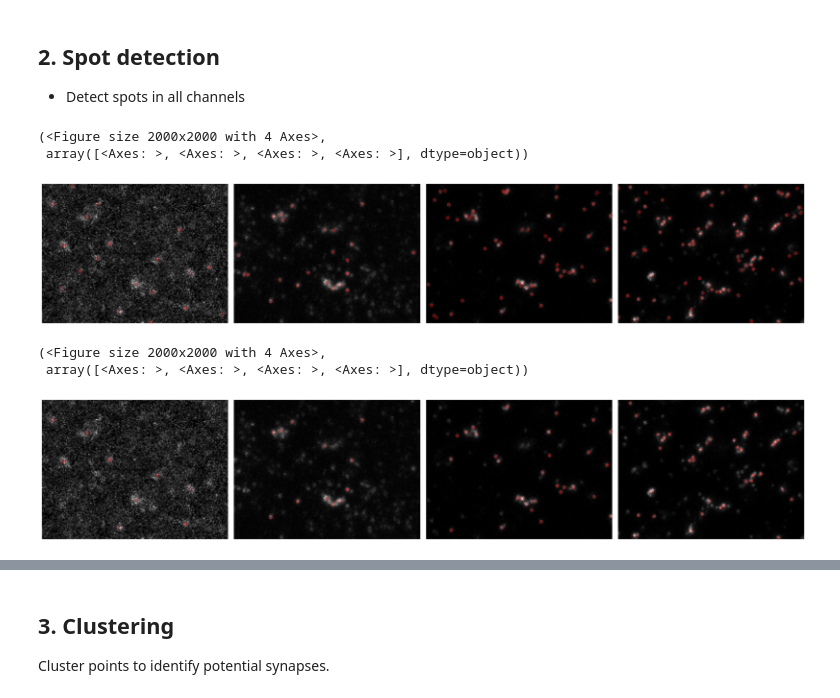
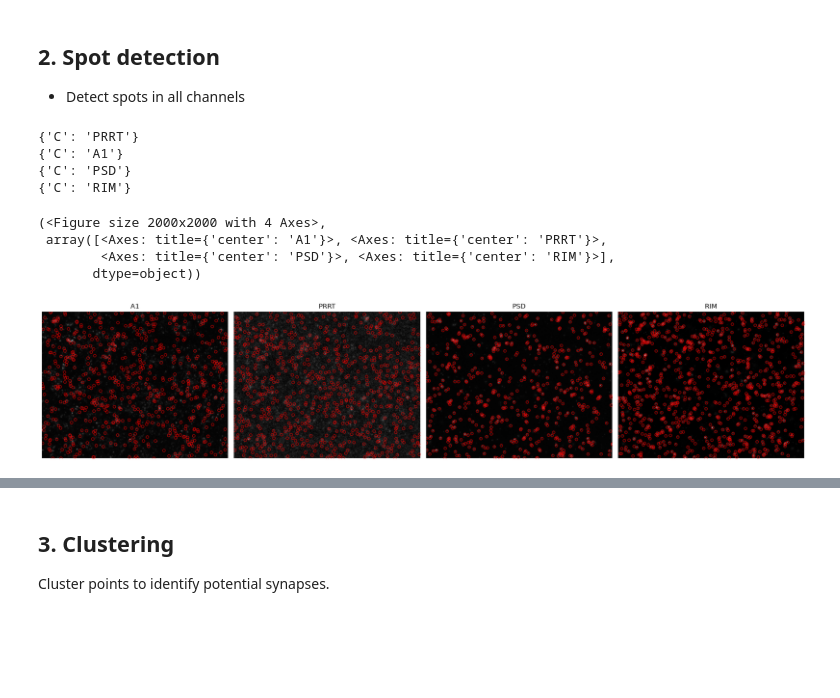
Before and after one commit to jboulanger/synex, a Jupyter notebook: notebooks/Analysis.ipynb, the cells around one changed output, grey strips where cells are left out. Drawn from its saved outputs; the diff is of its cells as text; code cells hidden in the pictures; blank space fills up the shorter version.

```diff
--- a/notebooks/Analysis.ipynb
+++ b/notebooks/Analysis.ipynb
@@ -3,11 +3,13 @@
 %autoreload 2
 # %%
 from pathlib import Path
+
 from bioio import BioImage
 
 # data_path = Path("/media/pandora/Greger_group/Xinyao/PRRT Revision/PRRTm750 A1rb647 PSDck555 RIMgp488/261007 Repeat/Experiment-152.czi")
+channels = ["PRRT","A1","PSD","RIM"]
 data_path = Path("/media/pandora/Greger_group/Xinyao/PRRT Revision/PRRTm750 A1rb647 PSDck555 RIMgp488/261020 Repeat/Experiment-358.czi")
 image = BioImage(data_path)
-data = image.xarray_dask_data
+data = image.xarray_dask_data.assign_coords({"C":channels})
 # %%
 import napari
@@ -69,28 +67,25 @@ plt.tight_layout()
 # %%
-from prrt_clustering import detect_puncta,plot_data,plot_points
 import matplotlib.pyplot as plt
 import numpy as np
 
-tmp = stabilized[0,:,:,250:400,800:1000]
+from prrt_clustering import detect_puncta, plot_data, plot_points
 
-points = detect_puncta(tmp, scale_um=[0.5,0.2,0.1,0.1], specificity=[3,8,6,6])
+tmp = stabilized[0,:,:,250:800,800:1500]
+
+points = detect_puncta(tmp, scale_um=[0.2,0.4,0.1,0.1], specificity=[3,3,8,6])
 
 fig = plt.figure(figsize=(20,20))
 fig, axes = plot_data(tmp,split=True,fig=fig)
 plot_points(points, ms=10, split=True, axes=axes)
 # %% [output]
-(<Figure size 2000x2000 with 4 Axes>,
- array([<Axes: >, <Axes: >, <Axes: >, <Axes: >], dtype=object))
+{'C': 'PRRT'}
+{'C': 'A1'}
+{'C': 'PSD'}
+{'C': 'RIM'}
+(<Figure size 2000x2000 with 4 Axes>,
+ array([<Axes: title={'center': 'A1'}>, <Axes: title={'center': 'PRRT'}>,
+        <Axes: title={'center': 'PSD'}>, <Axes: title={'center': 'RIM'}>],
+       dtype=object))
-[figure, old version]
+[figure, new version]
-# %%
-import pandas as pd
-spoints = pd.concat([pts[pts["intensity"]>(pts["intensity"].median())]for _,pts in points.groupby("C")])
-fig = plt.figure(figsize=(20,20))
-fig, axes = plot_data(tmp,split=True,fig=fig)
-plot_points(spoints, ms=10, split=True, axes=axes)
-# %% [output]
-(<Figure size 2000x2000 with 4 Axes>,
- array([<Axes: >, <Axes: >, <Axes: >, <Axes: >], dtype=object))
-[figure, removed]
 # %%
 import napari
```
Also changed, not shown: parts of 15 cells of this notebook, 7 other files.
